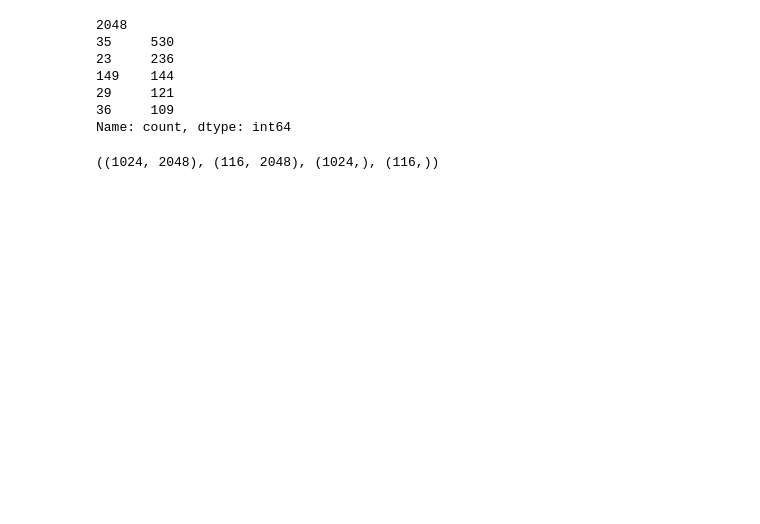
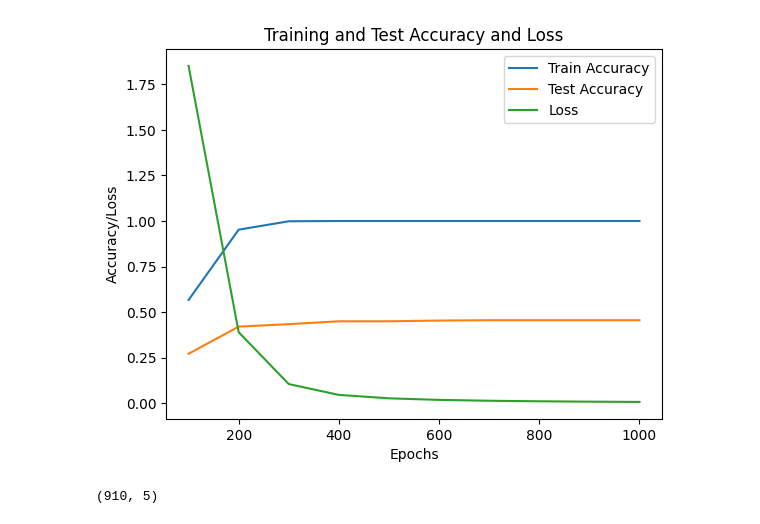
Before and after one commit to AgarwalMayank2/Face_Detection, a Jupyter notebook: applying_ML_algorithms/ann_main.ipynb, the cells around one changed output. Cells and saved outputs as stored; diff of their text form; code cells hidden in the pictures; blank space fills up the shorter version.

```diff
--- a/applying_ML_algorithms/ann_main.ipynb
+++ b/applying_ML_algorithms/ann_main.ipynb
@@ -171,13 +120,28 @@ class NeuralNetwork:
             self.weights[i] -= learning_rate * grad_w
             self.biases[i] -= learning_rate * grad_b
 
-    def train(self, x_train, y_train, epochs, learning_rate):
+    def train(self, x_train, y_train, epochs, learning_rate, x_test, y_test):
+        train_acc = {}
+        test_acc = {}
+        losses = {}
         for epoch in range(epochs):
             z_values, activations = self.forward(x_train)
             self.backward(x_train, y_train, activations, z_values, learning_rate)
             if (epoch + 1)%100 == 0:
                 loss = cross_entropy_loss(y_train, activations[-1])
-                print(f"Epoch {epoch+1}: Loss = {loss:.6f}")
+                losses[epoch+1] = loss
+                print(f"Epoch {epoch+1}: \nLoss = {loss:.6f}")
+                predictions = self.predict(x_train)
+                acc = np.mean(predictions == y_train.argmax(axis=1))
+                train_acc[epoch+1] = acc
+                print(f"Train Accuracy : {acc}")
+
+                predictions = self.predict(x_test)
+                acc = np.mean(predictions == y_test.argmax(axis=1))
+                test_acc[epoch+1] = acc
+                print(f"Test Accuracy : {acc}")
+
+        return train_acc, test_acc, losses
 
     def predict(self, x):
         _, activations = self.forward(x)
@@ -187,13 +184,5 @@ input_size = x_train.shape[1]
 num_classes = len(data['2048'].unique())
 
 nn = NeuralNetwork([input_size, 512, 256, 128, num_classes], activations = ['relu', 'relu', 'relu', 'softmax'])
-nn.train(x_train, y_train, epochs=1000, learning_rate=0.1)
-
-predictions = nn.predict(x_train)
-acc = np.mean(predictions == y_train.argmax(axis=1))
-print(f"Train Accuracy : {acc}")
-
-predictions = nn.predict(x_test)
-acc = np.mean(predictions == y_test.argmax(axis=1))
-print(f"Test Accuracy : {acc}")
+train_acc, test_acc, losses = nn.train(x_train, y_train, epochs=1000, learning_rate=0.1, x_test = x_test, y_test = y_test)
 # %% [output]
@@ -212,18 +206,37 @@ Test Accuracy : 0.44227005870841485
+# %%
+plt.plot(list(train_acc.keys()), list(train_acc.values()), label='Train Accuracy')
+plt.plot(list(test_acc.keys()), list(test_acc.values()), label='Test Accuracy')
+plt.plot(list(losses.keys()), list(losses.values()), label='Loss')
+plt.xlabel('Epochs')
+plt.ylabel('Accuracy/Loss')
+plt.legend()
+plt.title('Training and Test Accuracy and Loss')
+plt.show()
+# %% [output]
+[figure, added]
 # %%
 counts = data['2048'].value_counts()
 filter_labels = counts[counts > 80].index
 data = data[data['2048'].isin(filter_labels)]
-data['2048'].value_counts()
+
+x_train, x_test, y_train, y_test = spliter.train_test_spliter(data, target_col='2048', train_size = 0.8)
+
+lda = LDA(n_components=4)
+lda.fit(x_train, y_train.astype(np.float32))
+x_train_lda = lda.transform(x_train)
+x_test_lda = lda.transform(x_test)
+
+y_train = y_train.astype(np.float32).reshape(-1, 1)
+y_test = y_test.astype(np.float32).reshape(-1, 1)
+
+scaler = StandardScaler()
+x_train = scaler.fit_transform(x_train)
+x_test = scaler.transform(x_test)
+
+onehothotencoder = OneHotEncoder()
+y_train = onehothotencoder.fit_transform(y_train).toarray()
+y_test = onehothotencoder.transform(y_test).toarray()
+
+y_train.shape
 # %% [output]
-2048
-35     530
-23     236
-149    144
-29     121
-36     109
-Name: count, dtype: int64
+(910, 5)
-# %%
-x_train, x_test, y_train, y_test = spliter.train_test_spliter(data, target_col='2048', train_size = 0.9)
-x_train.shape, x_test.shape, y_train.shape, y_test.shape
-# %% [output]
-((1024, 2048), (116, 2048), (1024,), (116,))
```
Also changed, not shown: parts of 34 cells of this notebook, 2 other files.
